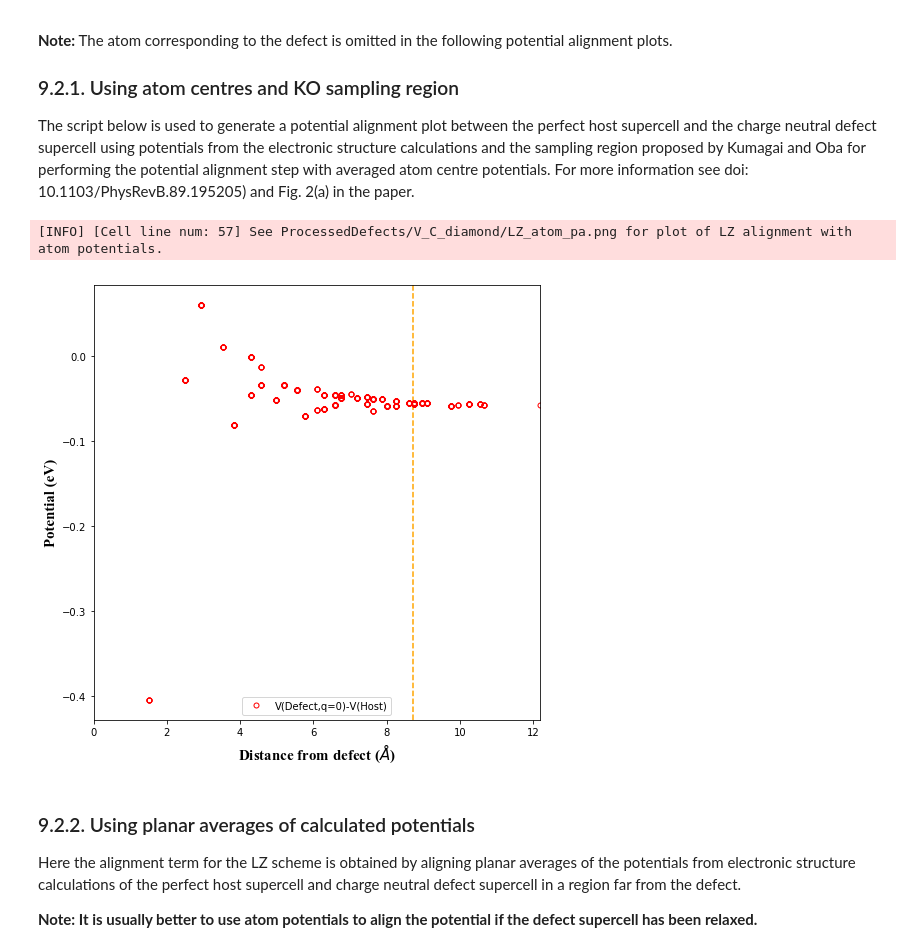
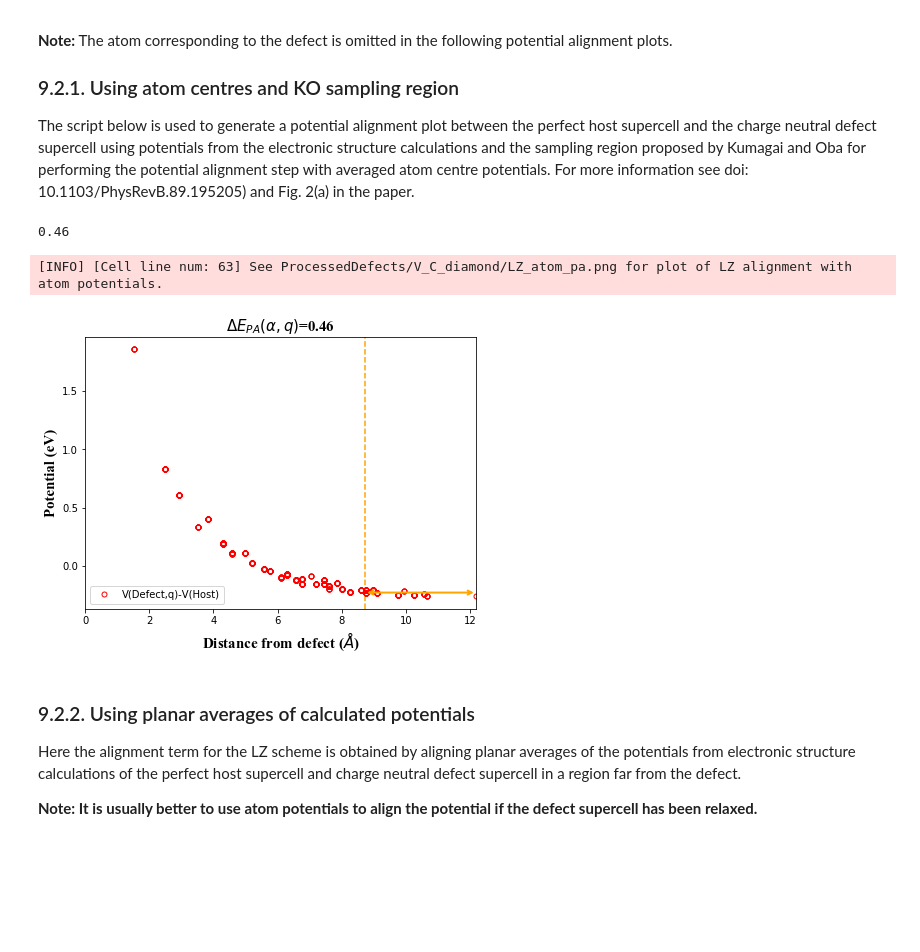
Before and after one commit to skw32/DefectCorrectionsNotebook, a Jupyter notebook: DefectCorrectionsNotebook.ipynb, the cells around one changed output. Drawn from its saved outputs; the diff is of its cells as text; code cells hidden in the pictures; blank space fills up the shorter version.

Commit message:
Verify the Potential alignment plot!

```diff
--- a/DefectCorrectionsNotebook.ipynb
+++ b/DefectCorrectionsNotebook.ipynb
@@ -327,6 +328,8 @@ The script below is used to generate a potential alignment plot between the perf
 if LZ == True and atom_centered_pa == True:
     """
     LZ potential alignment: q(V_0 - V_host)
+    # TZ:I think this should be q(V_q - V_host) according to the Equation. (7) in reference (PHYSICAL REVIEW B 78, 235104 (2008))
+    # TZ:As a result, I change that to q(V_q -V_host) later.
     """
 
     # Defect location is referenced to perfect host supercell for antisite or vacancy
@@ -335,55 +338,60 @@ if LZ == True and atom_centered_pa == True:
     defect_coords_array = dsa.coords_to_array(defect_coords_frac)
 
     # For aligning perfect host supercell potential with charge neutral defect potential
-    defect_atom_pot = neutral_defect_atom_pot
+    #defect_atom_pot = neutral_defect_atom_pot
+    defect_atom_pot = charged_defect_atom_pot
 
     # Average free atom potentials read in from header of planar average potential FHI-aims output
     # (Additional shift term necessary for FHI-aims)
     shift_H = apa.read_free_atom_pot(host_planeAv_pot)
     shift_D = apa.read_free_atom_pot(neutral_defect_planeAv_pot)
 
     aims_atom_pots = apa.fhiaims_atomic_pot(defect_type,host_atom_num,defect_atom_num,defect_line,lattice_vec_array,host_coords_array, defect_coords_array, host_atom_pot, defect_atom_pot,shift_H,shift_D)
     np.savetxt(os.path.join(defect_outputs_dir,'atom_potentials_FHI-aims_LZ.txt'),aims_atom_pots)
     volume = np.dot(lattice_vec_array[0,:],np.cross(lattice_vec_array[1,:],lattice_vec_array[2,:]))
 
+    #define the parameters corresponding to the Wigner-Seize Cells.
     Rws = (volume*3.0/(4.0*np.pi))**(1.0/3.0)
     temp_a = (lattice_vec_array[0][0]+lattice_vec_array[1][0]+lattice_vec_array[2][0])**2
     temp_b = (lattice_vec_array[0][1]+lattice_vec_array[1][1]+lattice_vec_array[2][1])**2
     temp_c = (lattice_vec_array[0][2]+lattice_vec_array[1][2]+lattice_vec_array[2][2])**2
     Rwl  = 0.5*np.sqrt(temp_a + temp_b + temp_c)
-    Diff = aims_atom_pots[:,1] - aims_atom_pots[:,1] # SKW: Perfect host potentials minus neutral defect potentials??
-    Dim = len(Diff)
+
+
+    #Calculate the Potential Alignment Term
+    Dim = len(aims_atom_pots[:,1])
+    value = 0
     number = 0
-    value = 0
+    for i in range(Dim):
+        dist = aims_atom_pots[i][0]
+        if ((dist > Rws) and (dist < Rwl)):
+            value += aims_atom_pots[i,1]
+            number += 1.0
 
- #   for i in range(Dim):
- #       if ((Model[i,0] > Rws) and (Model[i,0] < Rwl)):
- #           value += Diff[i]
- #           number += 1.0
+    value_sample = value/number
+    value = defect_charge*value/number
+ #   value = -1.0*value
+    value = '%.2f' % value
+    print (value)
+    title = r'$\Delta E_{PA}(\alpha, q)$'+'='+str(value)
 
-  #  value = defect_charge*value/number
-  #  value = -1.0*value
-  #  value = '%.2f' % value
-  #  title = r'$-\Delta q$'+'='+str(value)
-  #  y_min = min(Model[:,1])
-  #  y_max = max(Model[:,1])
-  #  Ymin = y_min - 0.5*(y_max-y_min)
-  #  Ymax = y_max + 0.5*(y_max-y_min)
+
     plt.clf()
     plt.xlim((0,Rwl))
-#    plt.ylim((Ymin,Ymax))
     plt.axvline(x=Rws,linestyle='--',color='orange')
-#    plt.title(title,fontsize=15,fontname = "Times New Roman")
-    plt.plot(aims_atom_pots[:,0],aims_atom_pots[:,1],'o',ms=5,markerfacecolor='none', markeredgecolor='red',label='V(Defect,q=0)-V(Host)')
+    plt.title(title,fontsize=15,fontname = "Times New Roman")
+    plt.plot(aims_atom_pots[:,0],aims_atom_pots[:,1],'o',ms=5,markerfacecolor='none', markeredgecolor='red',label='V(Defect,q)-V(Host)')
+    plt.annotate(s='', xy=(Rws,value_sample), xytext=(Rwl,value_sample), arrowprops=dict(arrowstyle='<->',color = 'orange',lw = 2.0))
     plt.legend()
     plt.xlabel(r'Distance from defect ($\AA$)',fontsize=15,fontname = "Times New Roman")
     plt.ylabel('Potential (eV)',fontsize=15,fontname = "Times New Roman")
     plt.savefig(LZ_atom_pa_file,dpi=600)
 
     logger.info("See "+str(LZ_atom_pa_file)+" for plot of LZ alignment with atom potentials.")
 # %% [output]
-[INFO] [Cell line num: 57] See ProcessedDefects/V_C_diamond/LZ_atom_pa.png for plot of LZ alignment with atom potentials.
+0.46
+[INFO] [Cell line num: 63] See ProcessedDefects/V_C_diamond/LZ_atom_pa.png for plot of LZ alignment with atom potentials.
-[figure, old version]
+[figure, new version]
 # %% [markdown]
 ### 9.2.2. Using planar averages of calculated potentials
 Here the alignment term for the LZ scheme is obtained by aligning planar averages of the potentials from electronic structure calculations of the perfect host supercell and charge neutral defect supercell in a region far from the defect.
```
Also changed, not shown: parts of 14 cells of this notebook.
